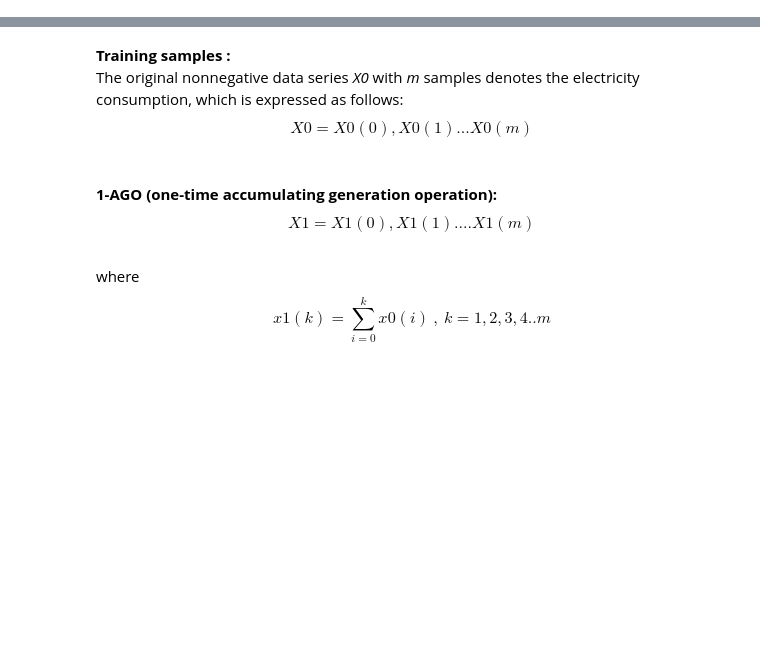
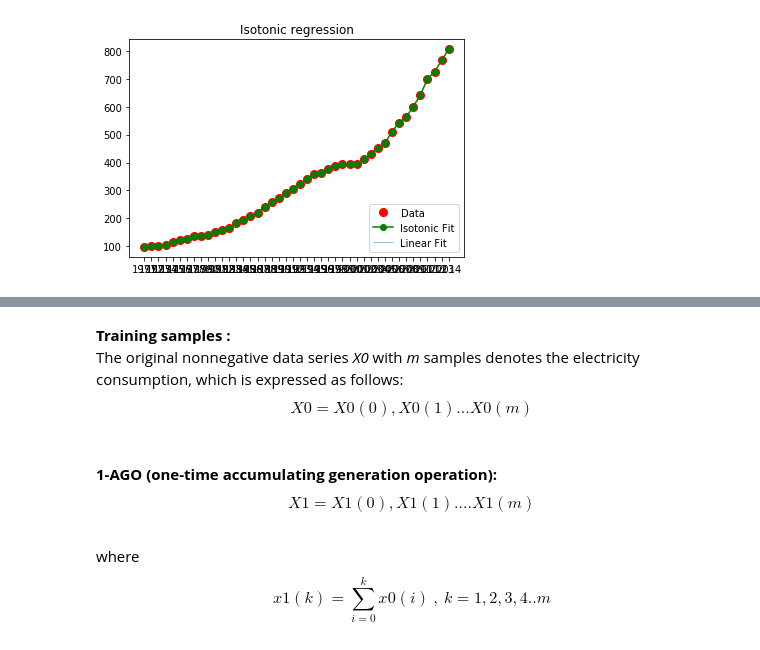
Before and after one commit to kmohan96214/vervethon, a Jupyter notebook: electricity_fcst.ipynb, the cells around one changed output, grey strips where cells are left out. Drawn from its saved outputs; the diff is of its cells as text; code cells hidden in the pictures; blank space fills up the shorter version.

```diff
--- a/electricity_fcst.ipynb
+++ b/electricity_fcst.ipynb
@@ -8,3 +80,36 @@ from matplotlib import pyplot as plt
+# %%
+x = X
+y = Y
+
+ir = IsotonicRegression()
+
+y_ = ir.fit_transform(x,y)
+
+lr = LinearRegression()
+x = [[i] for i in x]
+lr.fit(x[:], y)
+x = [i[0] for i in x]
+
+segments = [[[i, y[i]], [i, y_[i]]] for i in range(len(x))]
+lc = LineCollection(segments, zorder=0)
+lc.set_array(np.ones(len(y)))
+lc.set_linewidths(np.full(len(x), 0.5))
+
+fig = plt.figure()
+plt.plot(x, y, 'r.', markersize=16)
+plt.plot(x, y_, 'g.-', markersize=12)
+x = [[ float(i) ] for i in x]
+#print(lr.predict(x))
+#plt.plot(x, lr.predict(x), 'b-')
+#plt.plot(x,y)
+#plt.plot(x,y_)
+
+plt.gca().add_collection(lc)
+plt.legend(('Data', 'Isotonic Fit', 'Linear Fit'), loc='lower right')
+plt.title('Isotonic regression')
+plt.show()
+# %% [output]
+[figure, added]
 # %%
 elec_csmp = pd.read_csv('train.csv',sep=',')
 elec_csmp['datetime'] = pd.to_datetime(elec_csmp['datetime'])
```
Also changed, not shown: parts of 13 cells of this notebook, 7 other files.
